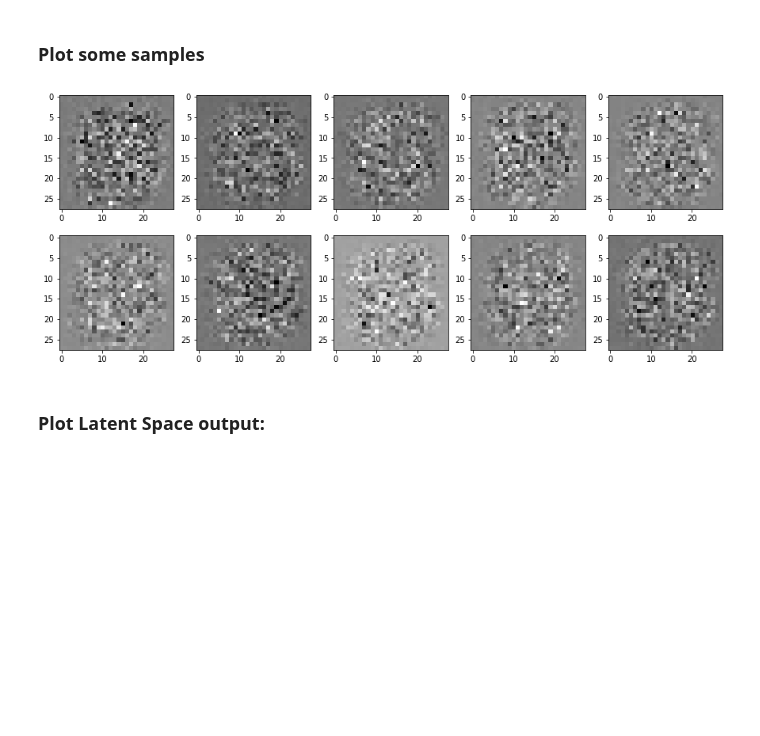
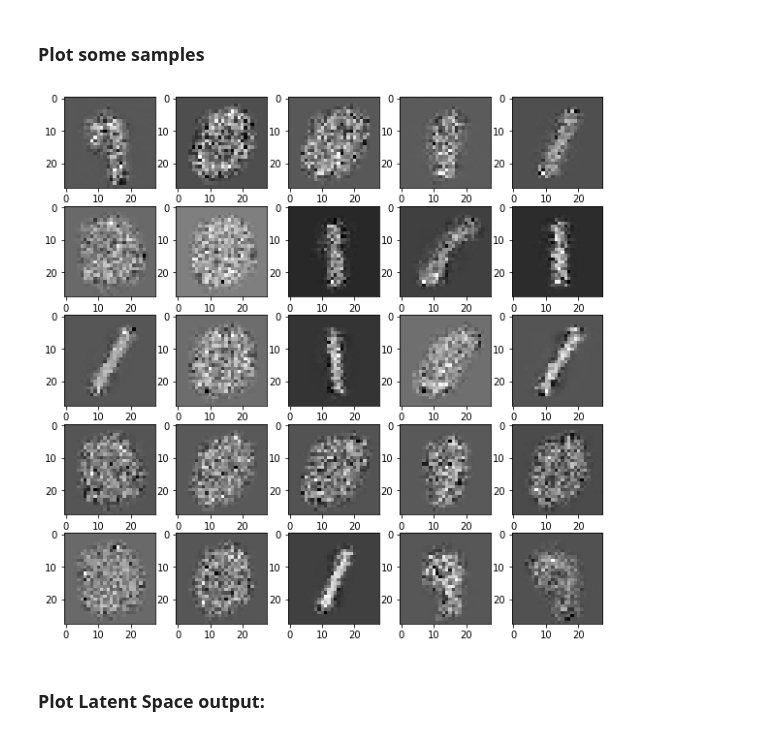
Before and after one commit to pwl482/patrec_2020, a Jupyter notebook: Assignment_11/AutoEncoders_Paul.ipynb, the cells around one changed output. Drawn from its saved outputs; the diff is of its cells as text; code cells hidden in the pictures; blank space fills up the shorter version.

```diff
--- a/Assignment_11/AutoEncoders_Paul.ipynb
+++ b/Assignment_11/AutoEncoders_Paul.ipynb
@@ -319,12 +329,14 @@ class VariationalAutoencoder(nn.Module):
 # %%
-def KL_divergence_from_normal(mean, var):
-    inner = mean ** 2 + var ** 2 - 1 - torch.log(var ** 2)
-    return torch.mean(torch.sum(inner, dim=1) / 2)
+def KL_divergence_from_normal(mean, log_var):
+#     inner = mean ** 2 + var ** 2 - 1 - torch.log(var ** 2)
+#     return torch.mean(torch.sum(inner, dim=1) / 2)
+    return torch.mean(-0.5 * torch.sum(1 + log_var - mean.pow(2) - log_var.exp()))
 
-def reconstruction_loss(x, mean, var):
-    C = - 0.5 * (np.log(2 * np.pi) + torch.log(var ** 2))
-    inner = (((x - mean) ** 2) / (var ** 2)) #+ C
-    return torch.mean((torch.sum(inner, dim=1) * 0.5 + torch.sum(C, dim=1)) / mean.shape[0])
+def reconstruction_loss(x, mean, log_var):
+    var = log_var.exp()
+    C = 0.5 * (np.log(2 * np.pi) + torch.log(var))
+    inner = (((x - mean) ** 2) / var)
+    return torch.mean(torch.sum(inner, dim=1) * 0.5 + torch.sum(C, dim=1))
 # %%
 def train_VAE(
     model: nn.Module,
@@ -353,7 +365,7 @@ def train_VAE(
     #from here: https://discuss.pytorch.org/t/build-your-own-loss-function-in-pytorch/235
     #and here:https://discuss.pytorch.org/t/how-can-i-use-different-losses-to-update-different-branches-respectively-and-sum-grad-together-to-update-master-main-branch/21700/14
     loss_func_KL = KL_divergence_from_normal
-    loss_func_rec = reconstruction_loss #nn.MSELoss()
+    loss_func_rec = reconstruction_loss
 
     model.train()
     losses = []
@@ -368,17 +380,12 @@ def train_VAE(
             x, y = batch
             if cuda:
                 x, y = x.cuda(), y.cuda()
-            #optimizer.zero_grad()
-            output, mean, std, mean2, std2 = model(x)
-#             mean, std = model.encode_mean_std(x)
-#             mean2, std2 = model.decode_mean_std(mean, std)
+            output, mean, log_var, mean2, log_var2 = model(x)
 
-            loss1 = loss_func_KL(mean, std)
-            loss2 = loss_func_rec(x.reshape([x.shape[0],-1]), mean2, std2)
-            #loss2 = loss_func_rec(output,x)
+            loss1 = loss_func_KL(mean, log_var)
+            loss2 = loss_func_rec(x.reshape([x.shape[0],-1]), mean2, log_var2)
 
             loss = loss1 + loss2
-            #loss = criterion(output, x)
             optimizer.zero_grad()
             loss.backward()
             optimizer.step()
@@ -388,7 +395,6 @@ def train_VAE(
 
             if batch_idx % 50 == 0:
                 print(f'\rEpoch: {epoch}/{max_epochs} Step: {batch_idx}/{batch_total} KL Loss: {loss1.item():.3f}, rec Loss: {loss2.item():.3f}, total Loss:{loss.item():.3f} |||||', end='\r')
-                #sys.stdout.write(f'\rEpoch: {epoch}/{max_epochs} Step: {batch_idx}/{batch_total} KL Loss: {loss1.item():.3f}, rec Loss: {loss2.item():.3f}, total Loss:{loss.item():.3f}')
     print()
     return losses_KL, losses_rec, losses
 # %% [markdown]
@@ -396,9 +402,9 @@ def train_VAE(
 # %%
 vae_model_z2 = VariationalAutoencoder(latent_width=2)
 vae_model_z2 = vae_model_z2.cuda()
-vae_optim_z2 = optim.Adam(vae_model_z2.parameters(), lr=1e-5)
+vae_optim_z2 = optim.Adam(vae_model_z2.parameters(), lr=1e-3)
 vae_losses_z2_KL, vae_losses_z2_re, vae_losses_z2 = train_VAE(vae_model_z2,
                                                                     vae_optim_z2,
                                                                     (train_loader, test_loader),
-                                                                    max_epochs=15)
+                                                                    max_epochs=50)
 # %% [output]
@@ -443,19 +449,19 @@ vae_model_z2.load_state_dict(checkpoint_['model_state_dict'])
 # %% [markdown]
 ### Plot some samples
 # %%
-fig = plt.figure(figsize=(15, 6))
+fig = plt.figure(figsize=(10, 10))
 columns = 5
-rows = 2
+rows = 5
 counter = 0
-img_block = vae_model_z2.sample(10)
+img_block = vae_model_z2.sample(25)
 for img in img_block:
     img_new = img[0].detach().cpu().numpy()
     fig.add_subplot(rows, columns, counter+1)
     plt.imshow(img_new, cmap="gray")
     counter += 1
 plt.show()
 # %% [output]
-[figure, old version]
+[figure, new version]
 # %% [markdown]
 ### Plot Latent Space output:
 # %%
```
Also changed, not shown: parts of 34 cells of this notebook.
